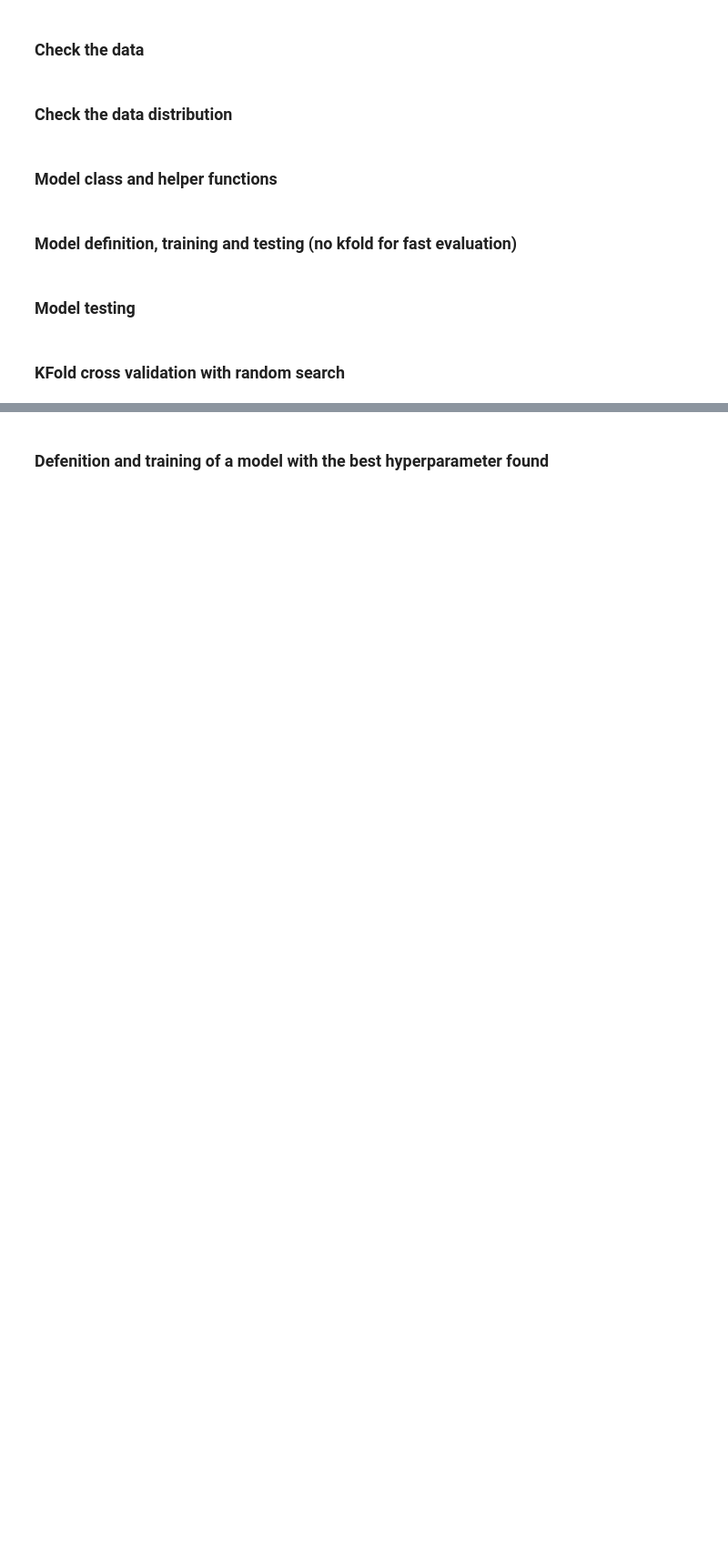
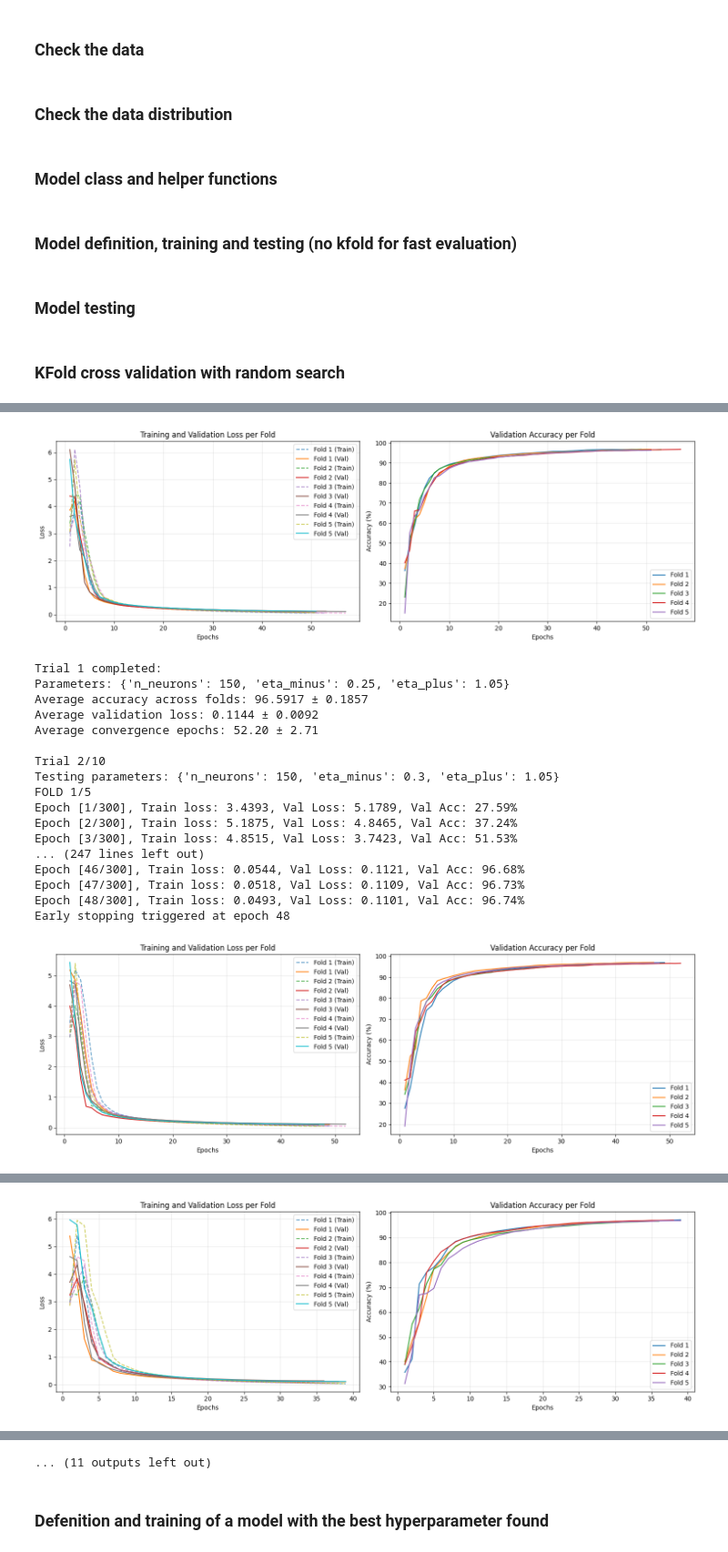
Before and after one commit to Redy1908/PyTorch-MNIST-Classifier, a Jupyter notebook: NNDL.ipynb, the cells around one changed output, grey strips where cells are left out. Shown at 91% size. Drawn from its saved outputs; the diff is of its cells as text; code cells hidden in the pictures; blank space fills up the shorter version.

Commit message:
Refactoring and added training outputs

```diff
--- a/NNDL.ipynb
+++ b/NNDL.ipynb
@@ -359,8 +388,6 @@ learning_rate = 0.01
 # Hyperparameters for the Rprop optimizer
 eta_minus = 0.5
 eta_plus = 1.2
-min_step = 1e-6
-max_step = 50
 
 # Hyperparameters for early stopping
 patience = 3
@@ -377,8 +404,6 @@ model, criterion, optimizer = create_model(
     learning_rate,
     eta_minus,
     eta_plus,
-    min_step,
-    max_step,
     device
 )
 
@@ -392,7 +417,6 @@ train_losses, val_losses, val_accuracies = train_model(
     num_epochs,
     patience,
     min_delta,
-    verbose=True
 )
 
 plot_results(train_losses, val_losses, val_accuracies)
@@ -430,16 +454,14 @@ learning_rate = 0.01
 
 # Hyperparameters for the Early Stopping
 patience = 3
-min_delta = 0.040
+min_delta = 0.0040
 
 trial_results = []
 
 param_space = {
-    'n_neurons': [32, 64, 128, 256, 512],
-    'eta_minus': [0.7, 0.6, 0.5],
-    'eta_plus': [1.4, 1.3, 1.2],
-    'min_step': [1e-7, 1e-6, 1e-5],
-    'max_step': [70, 60, 50]
+    'n_neurons': [150, 170, 200, 220, 250],
+    'eta_minus': [0.5, 0.4, 0.3, 0.25, 0.2],
+    'eta_plus': [1.2, 1.15, 1.1, 1.07, 1.05],
 }
 
 for trial in range(n_trials):
@@ -447,8 +469,6 @@ for trial in range(n_trials):
         'n_neurons': random.choice(param_space['n_neurons']),
         'eta_minus': float(np.random.choice(param_space['eta_minus'])),
         'eta_plus': float(np.random.choice(param_space['eta_plus'])),
-        'min_step': float(np.random.choice(param_space['min_step'])),
-        'max_step': float(np.random.choice(param_space['max_step']))
     }
 
     print(f"\nTrial {trial+1}/{n_trials}")
@@ -457,6 +477,7 @@ for trial in range(n_trials):
     fold_train_losses = []
     fold_val_losses = []
     fold_val_accuracies = []
+    fold_convergence_epochs = []
 
     kfold = StratifiedKFold(n_splits=k_folds, shuffle=True, random_state=seed)
 
@@ -477,32 +498,47 @@ for trial in range(n_trials):
         model, criterion, optimizer = create_model(
             input_size, params['n_neurons'], num_classes,
             learning_rate, params['eta_minus'], params['eta_plus'],
-            params['min_step'], params['max_step'], device
+            device
         )
 
         train_losses, val_losses, val_accuracies = train_model(
             model, train_loader, val_loader,
             criterion, optimizer, device,
             num_epochs, patience, min_delta,
-            verbose=False
         )
 
         fold_train_losses.append(train_losses)
         fold_val_losses.append(val_losses)
         fold_val_accuracies.append(val_accuracies)
+        fold_convergence_epochs.append(len(train_losses))
 
     plot_fold_results(fold_train_losses, fold_val_losses, fold_val_accuracies)
 
-    best_fold_accuracies = [max(acc_list) for acc_list in fold_val_accuracies]
-    avg_accuracy = np.mean(best_fold_accuracies)
-    std_accuracy = np.std(best_fold_accuracies)
-    trial_results.append((params, avg_accuracy, std_accuracy))
+    final_fold_accuracies = [acc[-1] for acc in fold_val_accuracies]
+    avg_accuracy = np.mean(final_fold_accuracies)
+    std_accuracy = np.std(final_fold_accuracies)
+
+    final_val_losses = [losses[-1] for losses in fold_val_losses]
+    avg_loss = np.mean(final_val_losses)
+    std_loss = np.std(final_val_losses)
+
+    avg_convergence = np.mean(fold_convergence_epochs)
+    std_convergence = np.std(fold_convergence_epochs)
+
+    trial_results.append((params, avg_accuracy, std_accuracy, avg_loss, std_loss, avg_convergence, std_convergence))
 
     print(f"\nTrial {trial + 1} completed:")
     print(f"Parameters: {params}")
     print(f"Average accuracy across folds: {avg_accuracy:.4f} ± {std_accuracy:.4f}")
+    print(f"Average validation loss: {avg_loss:.4f} ± {std_loss:.4f}")
+    print(f"Average convergence epochs: {avg_convergence:.2f} ± {std_convergence:.2f}")
+
+show_kfold_results(trial_results)
 
 best_trial = max(trial_results, key=lambda x: x[1])
 print("\nBest trial results:")
 print(f"Parameters: {best_trial[0]}")
 print(f"Accuracy: {best_trial[1]:.4f} ± {best_trial[2]:.4f}")
+print(f"Validation loss: {best_trial[3]:.4f} ± {best_trial[4]:.4f}")
+print(f"Convergence epochs: {best_trial[5]:.2f} ± {best_trial[6]:.2f}")
+# %% [output]
@@ -508,0 +562,19 @@ print(f"Accuracy: {best_trial[1]:.4f} ± {best_trial[2]:.4f}")
+[figure, added]
+Trial 1 completed:
+Parameters: {'n_neurons': 150, 'eta_minus': 0.25, 'eta_plus': 1.05}
+Average accuracy across folds: 96.5917 ± 0.1857
+Average validation loss: 0.1144 ± 0.0092
+Average convergence epochs: 52.20 ± 2.71
+
+Trial 2/10
+Testing parameters: {'n_neurons': 150, 'eta_minus': 0.3, 'eta_plus': 1.05}
+FOLD 1/5
+Epoch [1/300], Train loss: 3.4393, Val Loss: 5.1789, Val Acc: 27.59%
+Epoch [2/300], Train loss: 5.1875, Val Loss: 4.8465, Val Acc: 37.24%
+Epoch [3/300], Train loss: 4.8515, Val Loss: 3.7423, Val Acc: 51.53%
+... (247 lines left out)
+Epoch [46/300], Train loss: 0.0544, Val Loss: 0.1121, Val Acc: 96.68%
+Epoch [47/300], Train loss: 0.0518, Val Loss: 0.1109, Val Acc: 96.73%
+Epoch [48/300], Train loss: 0.0493, Val Loss: 0.1101, Val Acc: 96.74%
+Early stopping triggered at epoch 48
+[figure, added]
@@ -508,0 +598 @@ print(f"Accuracy: {best_trial[1]:.4f} ± {best_trial[2]:.4f}")
+[figure, added]
@@ -509,3 +653,4 @@ print(f"Accuracy: {best_trial[1]:.4f} ± {best_trial[2]:.4f}")
+... (11 outputs left out)
 # %% [markdown]
 ### Defenition and training of a model with the best hyperparameter found
 # %%
```
Also changed, not shown: parts of 4 cells of this notebook.
